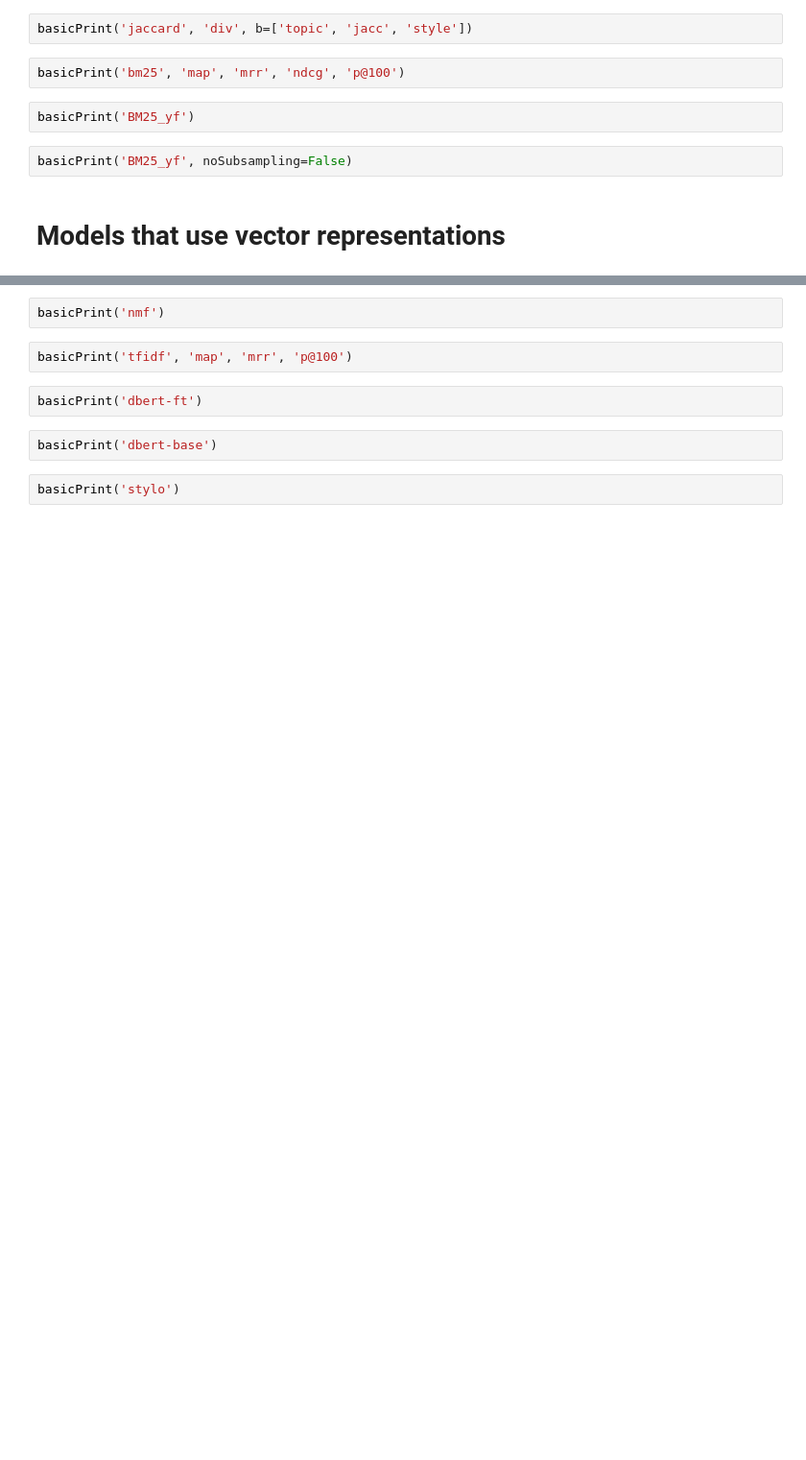
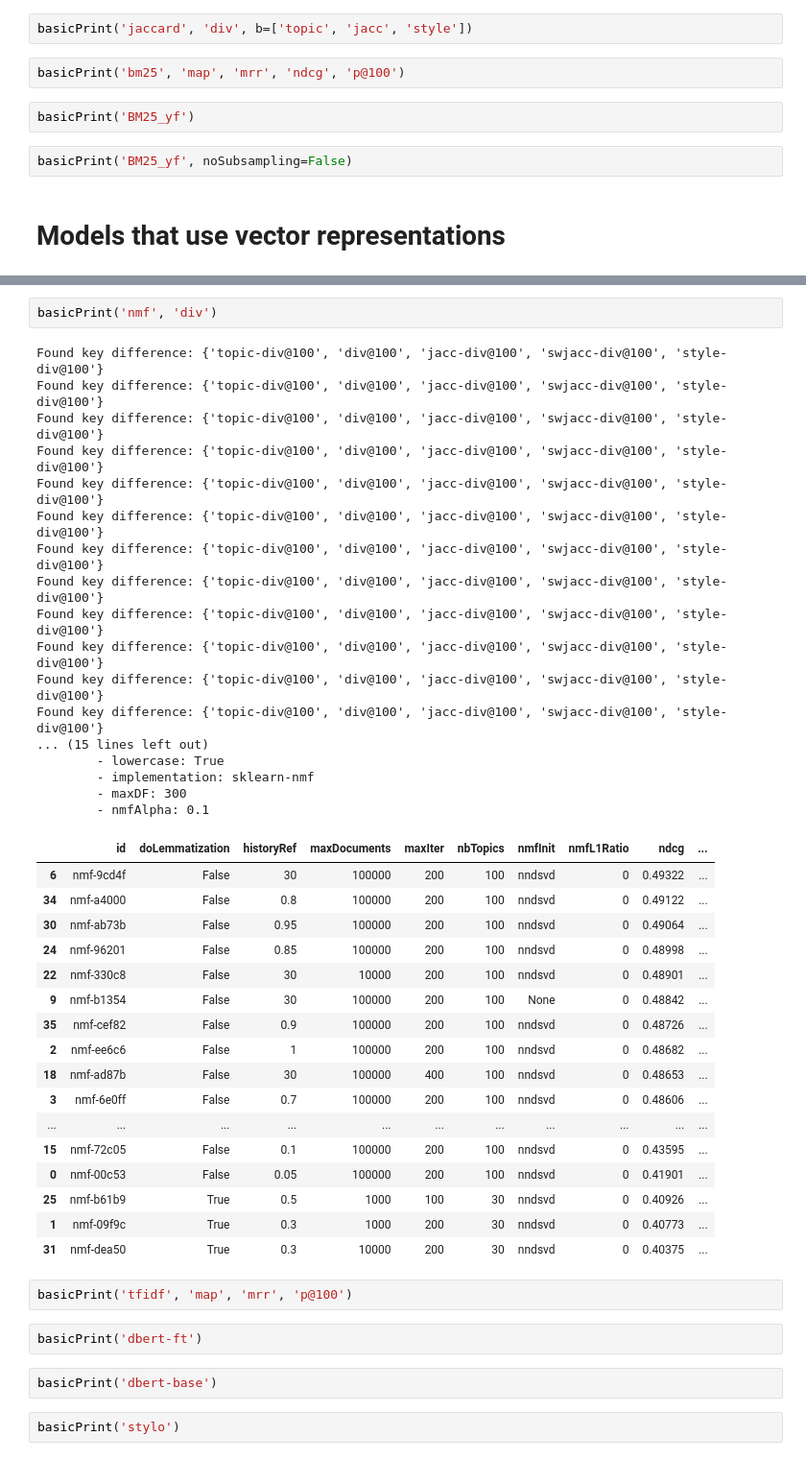
Before and after one commit to arthur-gallois/Twinews-adapted, a Jupyter notebook: twinews/evaluation/hjreport.ipynb, the cells around one changed output, grey strips where cells are left out. Shown at 96% size. Saved outputs shown, nothing was run; the diff lists cells and outputs as text; blank space fills up the shorter version.

```diff
--- a/twinews/evaluation/hjreport.ipynb
+++ b/twinews/evaluation/hjreport.ipynb
@@ -163,5 +221,40 @@ basicPrint('lda')
 # %%
-basicPrint('nmf')
+basicPrint('nmf', 'div')
+# %% [output]
+Found key difference: {'topic-div@100', 'div@100', 'jacc-div@100', 'swjacc-div@100', 'style-div@100'}
+Found key difference: {'topic-div@100', 'div@100', 'jacc-div@100', 'swjacc-div@100', 'style-div@100'}
+Found key difference: {'topic-div@100', 'div@100', 'jacc-div@100', 'swjacc-div@100', 'style-div@100'}
+Found key difference: {'topic-div@100', 'div@100', 'jacc-div@100', 'swjacc-div@100', 'style-div@100'}
+Found key difference: {'topic-div@100', 'div@100', 'jacc-div@100', 'swjacc-div@100', 'style-div@100'}
+Found key difference: {'topic-div@100', 'div@100', 'jacc-div@100', 'swjacc-div@100', 'style-div@100'}
+Found key difference: {'topic-div@100', 'div@100', 'jacc-div@100', 'swjacc-div@100', 'style-div@100'}
+Found key difference: {'topic-div@100', 'div@100', 'jacc-div@100', 'swjacc-div@100', 'style-div@100'}
+Found key difference: {'topic-div@100', 'div@100', 'jacc-div@100', 'swjacc-div@100', 'style-div@100'}
+Found key difference: {'topic-div@100', 'div@100', 'jacc-div@100', 'swjacc-div@100', 'style-div@100'}
+Found key difference: {'topic-div@100', 'div@100', 'jacc-div@100', 'swjacc-div@100', 'style-div@100'}
+Found key difference: {'topic-div@100', 'div@100', 'jacc-div@100', 'swjacc-div@100', 'style-div@100'}
+... (15 lines left out)
+        - lowercase: True
+        - implementation: sklearn-nmf
+        - maxDF: 300
+        - nmfAlpha: 0.1
+|  | id | doLemmatization | historyRef | maxDocuments | maxIter | nbTopics | nmfInit | nmfL1Ratio | ndcg | ... |
+| 6 | nmf-9cd4f | False | 30 | 100000 | 200 | 100 | nndsvd | 0 | 0.49322 | ... |
+| 34 | nmf-a4000 | False | 0.8 | 100000 | 200 | 100 | nndsvd | 0 | 0.49122 | ... |
+| 30 | nmf-ab73b | False | 0.95 | 100000 | 200 | 100 | nndsvd | 0 | 0.49064 | ... |
+| 24 | nmf-96201 | False | 0.85 | 100000 | 200 | 100 | nndsvd | 0 | 0.48998 | ... |
+| 22 | nmf-330c8 | False | 30 | 10000 | 200 | 100 | nndsvd | 0 | 0.48901 | ... |
+| 9 | nmf-b1354 | False | 30 | 100000 | 200 | 100 | None | 0 | 0.48842 | ... |
+| 35 | nmf-cef82 | False | 0.9 | 100000 | 200 | 100 | nndsvd | 0 | 0.48726 | ... |
+| 2 | nmf-ee6c6 | False | 1 | 100000 | 200 | 100 | nndsvd | 0 | 0.48682 | ... |
+| 18 | nmf-ad87b | False | 30 | 100000 | 400 | 100 | nndsvd | 0 | 0.48653 | ... |
+| 3 | nmf-6e0ff | False | 0.7 | 100000 | 200 | 100 | nndsvd | 0 | 0.48606 | ... |
+| ... | ... | ... | ... | ... | ... | ... | ... | ... | ... | ... |
+| 15 | nmf-72c05 | False | 0.1 | 100000 | 200 | 100 | nndsvd | 0 | 0.43595 | ... |
+| 0 | nmf-00c53 | False | 0.05 | 100000 | 200 | 100 | nndsvd | 0 | 0.41901 | ... |
+| 25 | nmf-b61b9 | True | 0.5 | 1000 | 100 | 30 | nndsvd | 0 | 0.40926 | ... |
+| 1 | nmf-09f9c | True | 0.3 | 1000 | 200 | 30 | nndsvd | 0 | 0.40773 | ... |
+| 31 | nmf-dea50 | True | 0.3 | 10000 | 200 | 30 | nndsvd | 0 | 0.40375 | ... |
 # %%
 basicPrint('tfidf', 'map', 'mrr', 'p@100')
 # %%
```
Also changed, not shown: parts of 33 cells of this notebook, 6 other files.
